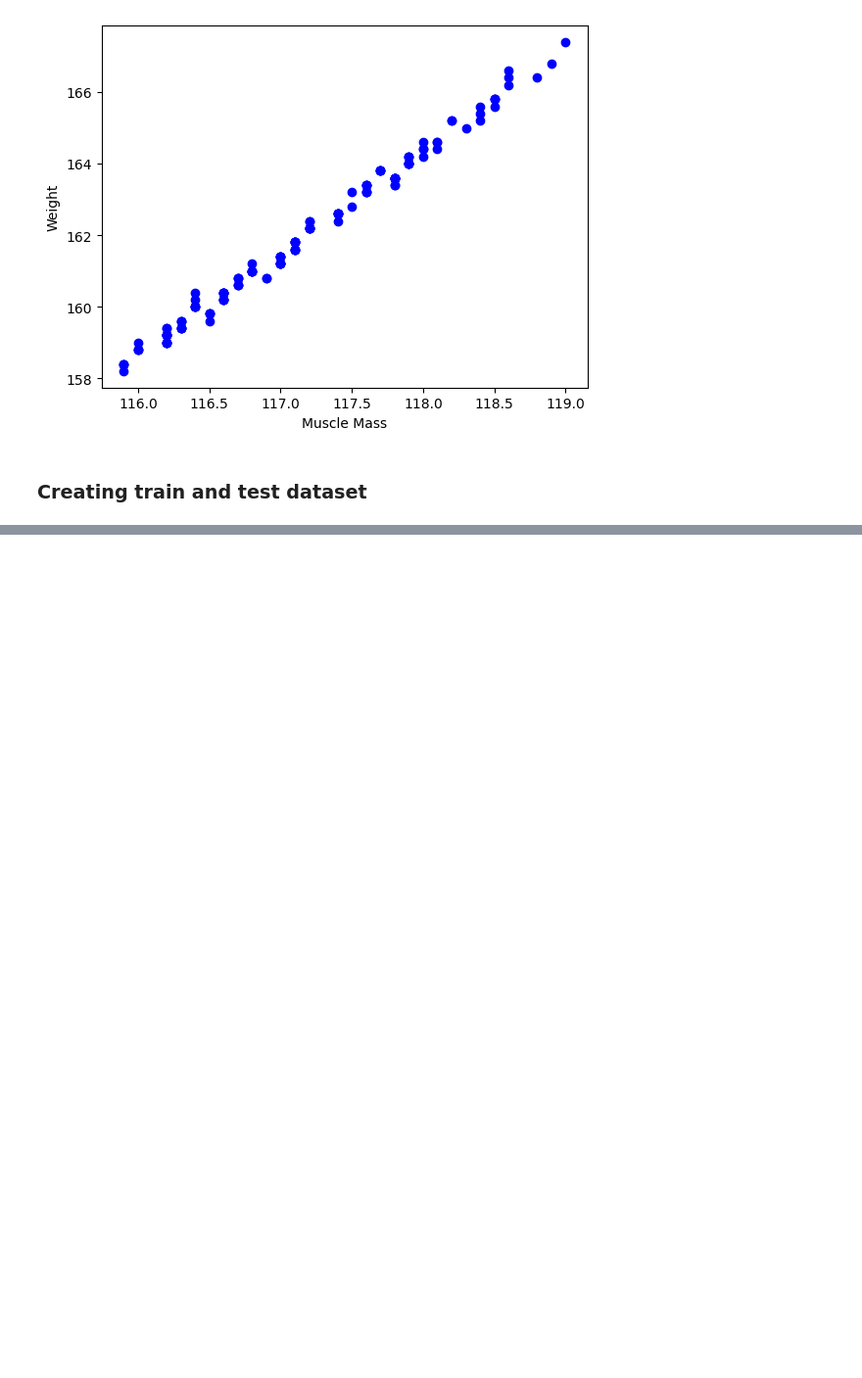
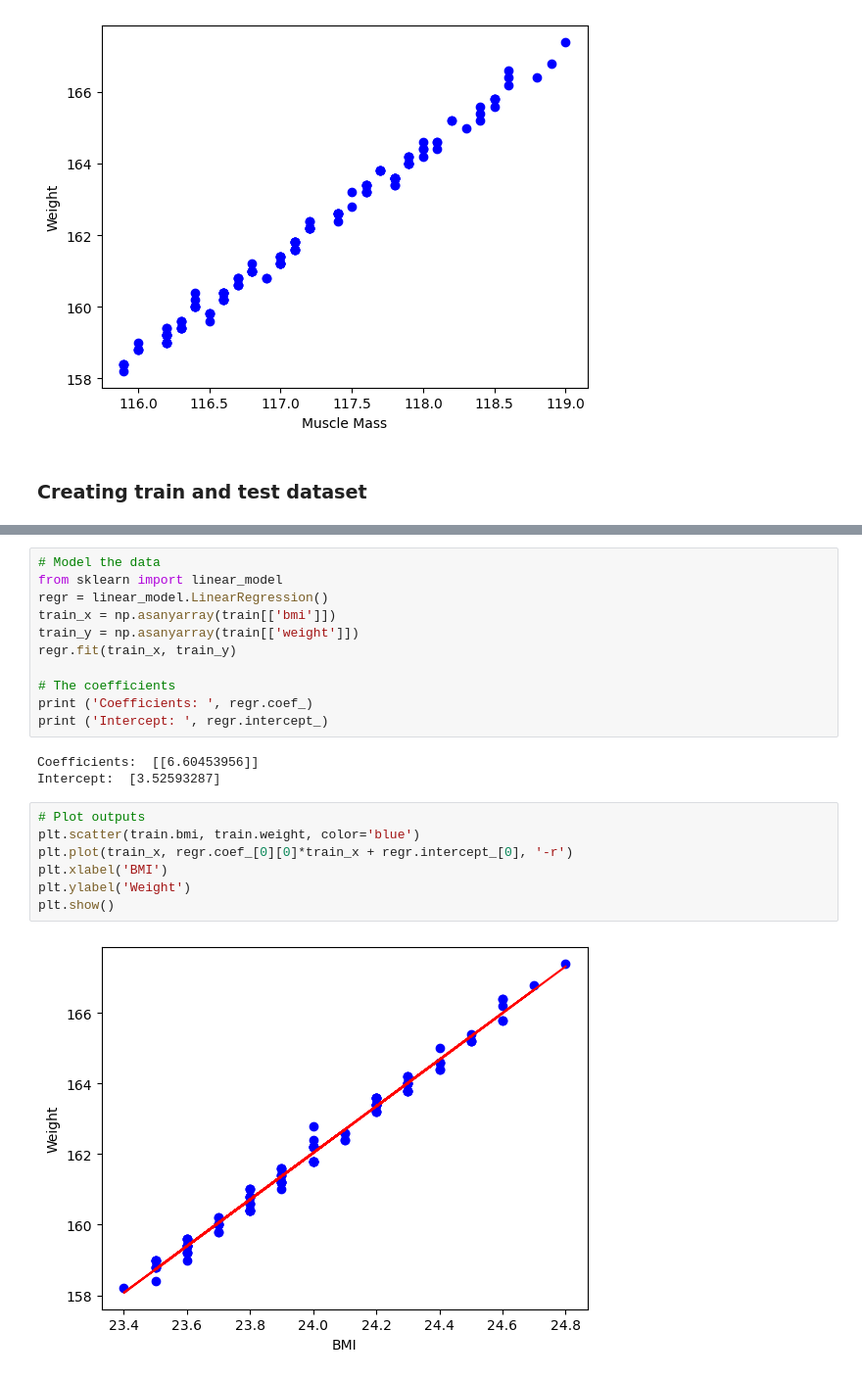
Before and after one commit to ryanjstone/jupyter-google-sheets, a Jupyter notebook: 3. Linear Regression.ipynb, the cells around one changed output, grey strips where cells are left out. Shown: that part at 98% size. Drawn from its saved outputs; the diff is of its cells as text; blank space fills up the shorter version.

Commit message:
Initial linear regression on one feature

```diff
--- a/3. Linear Regression.ipynb
+++ b/3. Linear Regression.ipynb
@@ -82,0 +90,23 @@ test = bdw[~msk]
+# %%
+# Model the data
+from sklearn import linear_model
+regr = linear_model.LinearRegression()
+train_x = np.asanyarray(train[['bmi']])
+train_y = np.asanyarray(train[['weight']])
+regr.fit(train_x, train_y)
+
+# The coefficients
+print ('Coefficients: ', regr.coef_)
+print ('Intercept: ', regr.intercept_)
+# %% [output]
+Coefficients:  [[6.60453956]]
+Intercept:  [3.52593287]
+# %%
+# Plot outputs
+plt.scatter(train.bmi, train.weight, color='blue')
+plt.plot(train_x, regr.coef_[0][0]*train_x + regr.intercept_[0], '-r')
+plt.xlabel('BMI')
+plt.ylabel('Weight')
+plt.show()
+# %% [output]
+[figure, added]
```
Also changed, not shown: parts of 3 cells of this notebook.
